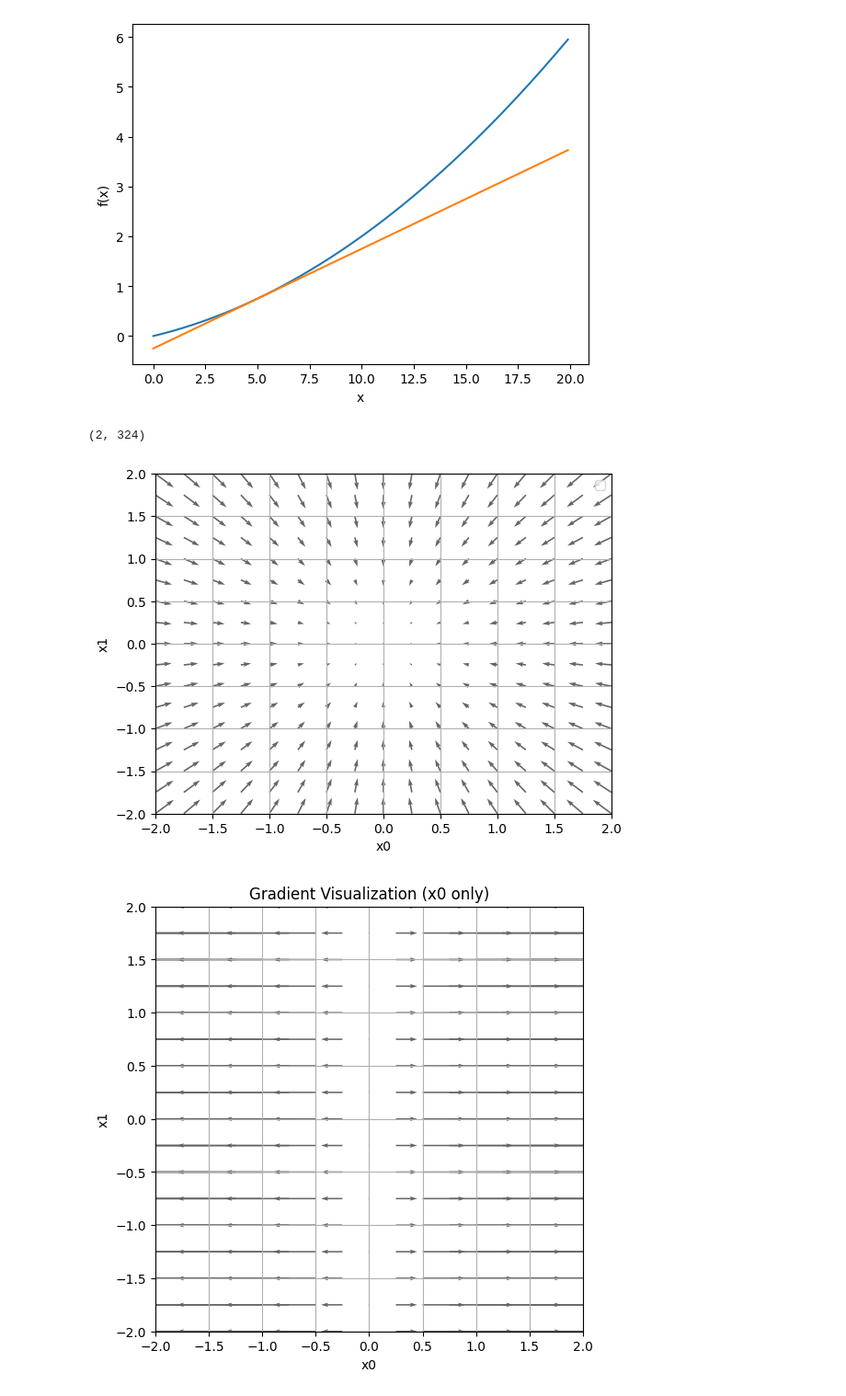
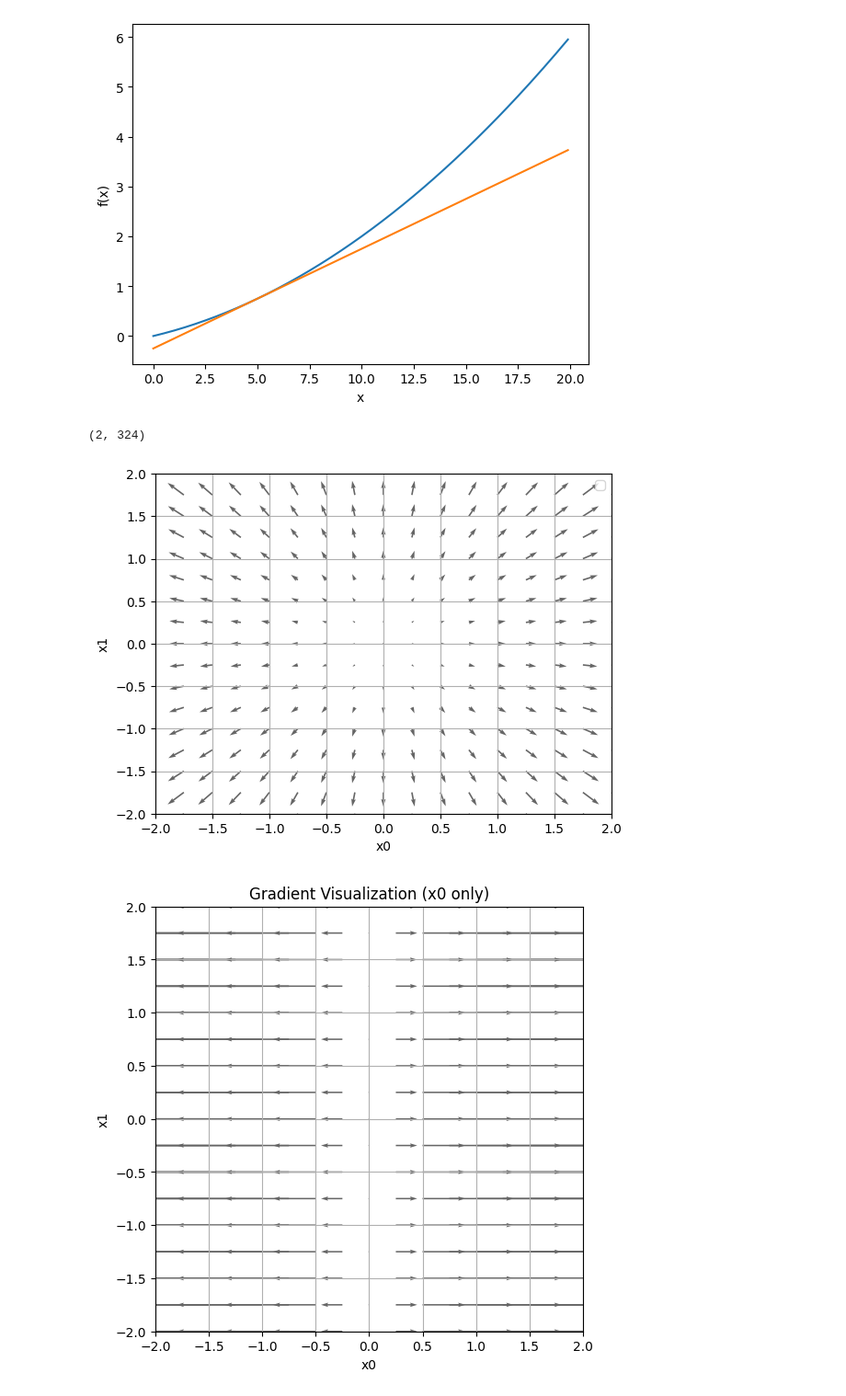
Before and after one commit to boongtol1/BOONGTOL_PYTHON, a Jupyter notebook: 밑바닥부터 시작하는 딥러닝/밑바닥부터 시작하는 딥러닝 1권 공부 기록/4단원 소스코드.ipynb, the cells around one changed output. Shown at 92% size. Cells and saved outputs as stored; diff of their text form; code cells hidden in the pictures.

```diff
--- a/밑바닥부터 시작하는 딥러닝/밑바닥부터 시작하는 딥러닝 1권 공부 기록/4단원 소스코드.ipynb
+++ b/밑바닥부터 시작하는 딥러닝/밑바닥부터 시작하는 딥러닝 1권 공부 기록/4단원 소스코드.ipynb
@@ -88,37 +88,39 @@ def function_2(x):  # 파이썬은 함수(대응관계)를 매개변수로 전
 
 
 def tangent_line(f, x):
     d = numerical_gradient(f, x)
     print(d)
     y = f(x) - d*x
     return lambda t: d*t + y
 
 if __name__ == '__main__':
     x0 = np.arange(-2, 2.5, 0.25)
     x1 = np.arange(-2, 2.5, 0.25)
     X, Y = np.meshgrid(x0, x1)
 
     X = X.flatten()
     Y = Y.flatten()
     t= np.array([X, Y])     # t에서 전치하면?--> 한 행이 x,y 에 대한 미분으로 해석하는것! / t에서 전치 안하면?--> 한 행이 x or y에 대한 미분들로만 해석하는것!
     # t.shape?--> (2,324) / 행의 의미?--> 변수 개수 , 열의 의미?--> 격자점의 개수 / 첫번째 변수의 격자점 좌표 , 두번째 변수의 격자점 좌표
     # t.T.shape?-->(324,2)/ 행의 의미?--> 격자점의 개수 , 열의 의미?--> 변수 개수
-    grad = numerical_gradient(function_2, t ) # 첫번째 (행)변수의 모든 격자점(열)에 대한 기울기를 구함!--> 기하학적 해석? --> 그 격자점을 지나면서 x 축과 평행하고 x,y 평면과 수직인 평면으로 곡면을 자를 때 생기는 접선의 기울기!
+    grad = numerical_gradient(function_2, t ) # 첫번째 (행)변수의 모든 (열)격자점에 대한 기울기를 구함!--> 기하학적 해석? --> 그 격자점을 지나면서 x 축과 평행하고 x,y 평면과 수직인 평면으로 곡면을 자를 때 생기는 접선의 기울기--> 기울기의 방향?--> x축의 정방향, 반대방향 두개 존재 in 벡터장(2차원) if 3차원?--> (1,0,파샬f/파샬x)벡터로 표현된다!(이유는 아직 모름!)
     print(grad.shape)  # t 와 원소의 번째가 그대로 맵핑된다!(사진 참고) / # 두번째 변수의 모든 격자점에 대한 기울기를 구함!--> 이 둘은 no 전치시 해석! / 격자점 X,Y 를 시점으로 하고 다변수 함수의 의 그래디언트를 계산하면, 해당 지점에서 함수의 증가 방향과 그 크기를 알 수 있습니다.
     plt.figure()            # 그래디언트 계산의 시점은 각 격자점이다!!! // 그래디언트 벡터의 크기는 일반적인 벡터의 크기와는 다른 정의를 가진다!(사진참고!)
-    plt.quiver(X, Y, -grad[0,:], -grad[1,:],  angles="xy",color="#666666")# (X,Y) 에서의 grad 를 구해서 각 행의 열끼리 기울기를 계산한다!
-    plt.xlim([-2, 2])
+    plt.quiver(X, Y, grad[0,:], grad[1,:],  angles="xy",color="#666666")# (X,Y) 에서의 grad 를 구해서 각 행의 열끼리 기울기를 계산한다!
+    plt.xlim([-2, 2])   # 이해의 key? --> grad[0,:], grad[1,:]가 아닌 다른 1*324 넘파이 배열 2개 생각해보기!
     plt.ylim([-2, 2])
     plt.xlabel('x0')
     plt.ylabel('x1')
     plt.grid()
     plt.legend()
     plt.draw()
     plt.show()
 # 네, 전치하지 않은 경우 function_2는 "길이 324의 배열을 매개변수로 받는 324변수 함수"로 동작한다고 볼 수 있습니다. / 첫번째 변수의 격자점 좌표 , 두번째 변수의 격자점 좌표
+# 자기만족?--> 3단원의 사고순서와 비슷!(t 와 원소의 번째가 그대로 맵핑된다!(필기사진 참고)가 첫이유!)
+# 그래디언트 벡터를 x,y 평면에서 사고해야만 하는 이유?--> if y,z 평면에서 사고?--> x의 변화 읽기 불가능--> 그래디언트 벡터의 첫번째 원소 해석 불가능--> 끝!
 # %% [output]
 (2, 324)
-[figure, old version]
+[figure, new version]
 # %%
 # test
 
```
Also changed, not shown: parts of 1 cell of this notebook, 7 other files.
